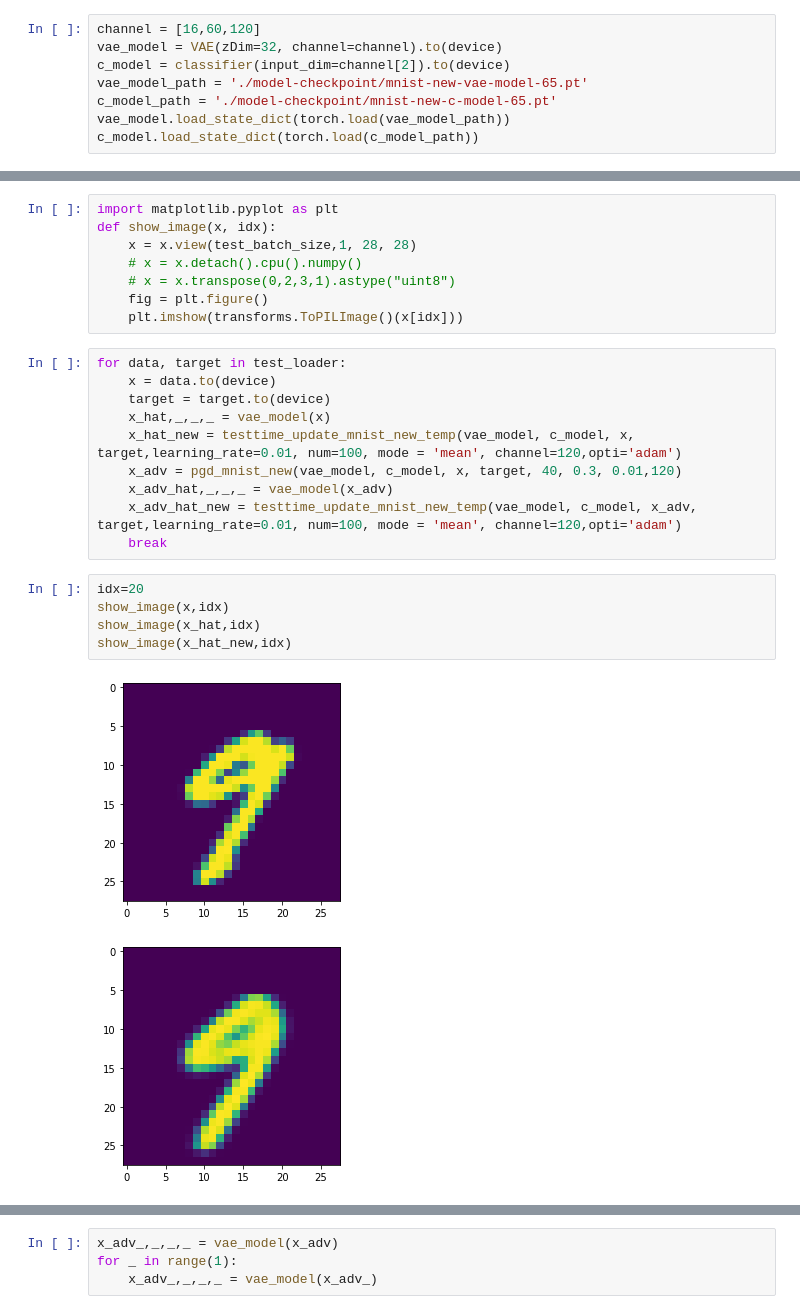
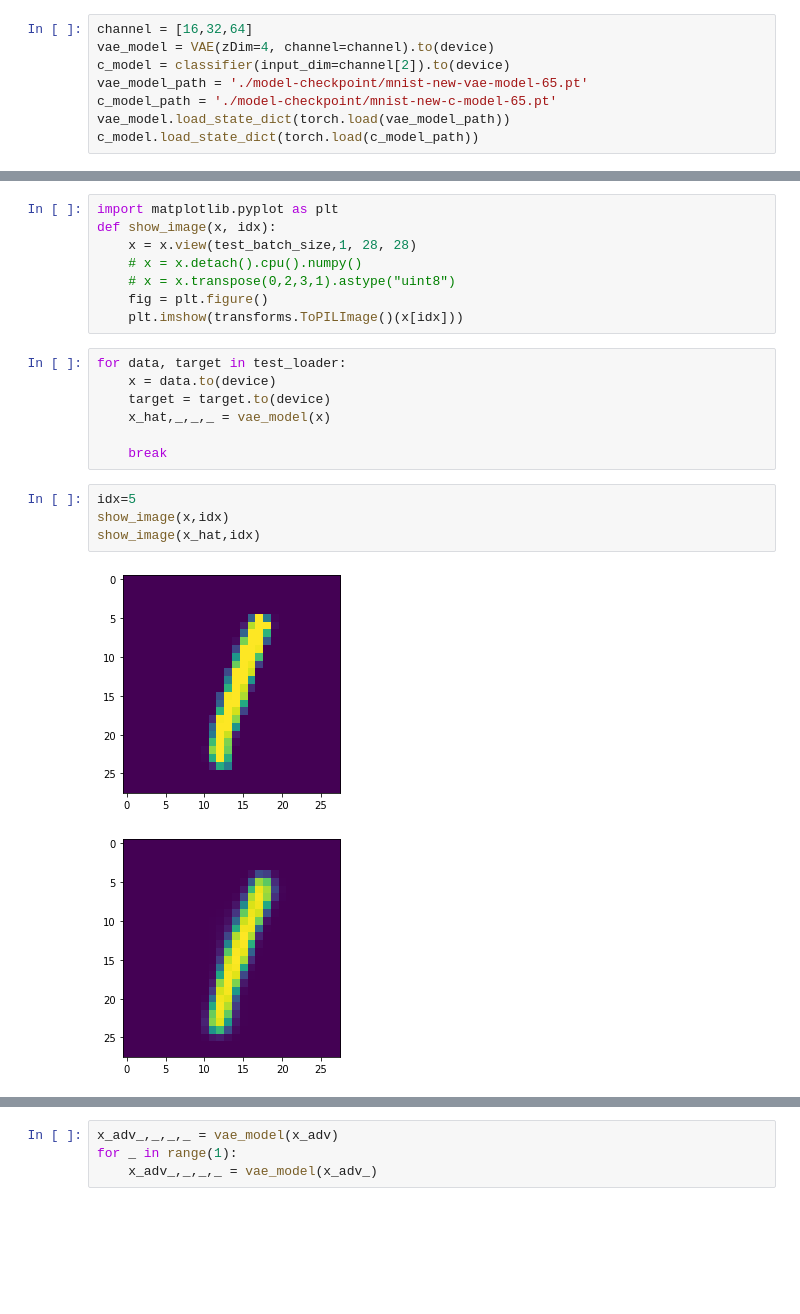
Before and after one commit to NewXericHorizon/ECE114514_Project, a Jupyter notebook: test_mnist.ipynb, the cells around one changed output, grey strips where cells are left out. Drawn from its saved outputs; the diff is of its cells as text; blank space fills up the shorter version.

```diff
--- a/test_mnist.ipynb
+++ b/test_mnist.ipynb
@@ -74,8 +74,8 @@ def test(vae_model, c_model, channel):
     print(err_num)
     print(err_adv)
 # %%
-channel = [16,60,120]
-vae_model = VAE(zDim=32, channel=channel).to(device)
+channel = [16,32,64]
+vae_model = VAE(zDim=4, channel=channel).to(device)
 c_model = classifier(input_dim=channel[2]).to(device)
 vae_model_path = './model-checkpoint/mnist-new-vae-model-65.pt'
 c_model_path = './model-checkpoint/mnist-new-c-model-65.pt'
@@ -171,21 +171,17 @@ def show_image(x, idx):
     # x = x.transpose(0,2,3,1).astype("uint8")
     fig = plt.figure()
     plt.imshow(transforms.ToPILImage()(x[idx]))
-# %%
-for data, target in test_loader:
-    x = data.to(device)
-    target = target.to(device)
-    x_hat,_,_,_ = vae_model(x)
-    x_hat_new = testtime_update_mnist_new_temp(vae_model, c_model, x, target,learning_rate=0.01, num=100, mode = 'mean', channel=120,opti='adam')
-    x_adv = pgd_mnist_new(vae_model, c_model, x, target, 40, 0.3, 0.01,120)
-    x_adv_hat,_,_,_ = vae_model(x_adv)
-    x_adv_hat_new = testtime_update_mnist_new_temp(vae_model, c_model, x_adv, target,learning_rate=0.01, num=100, mode = 'mean', channel=120,opti='adam')
-    break
+# %%
+for data, target in test_loader:
+    x = data.to(device)
+    target = target.to(device)
+    x_hat,_,_,_ = vae_model(x)
+
+    break
 # %%
-idx=20
+idx=5
 show_image(x,idx)
 show_image(x_hat,idx)
-show_image(x_hat_new,idx)
 # %% [output]
-[figure, old version]
+[figure, new version]
-[figure, old version]
+[figure, new version]
```
Also changed, not shown: parts of 3 cells of this notebook, 4 other files.
